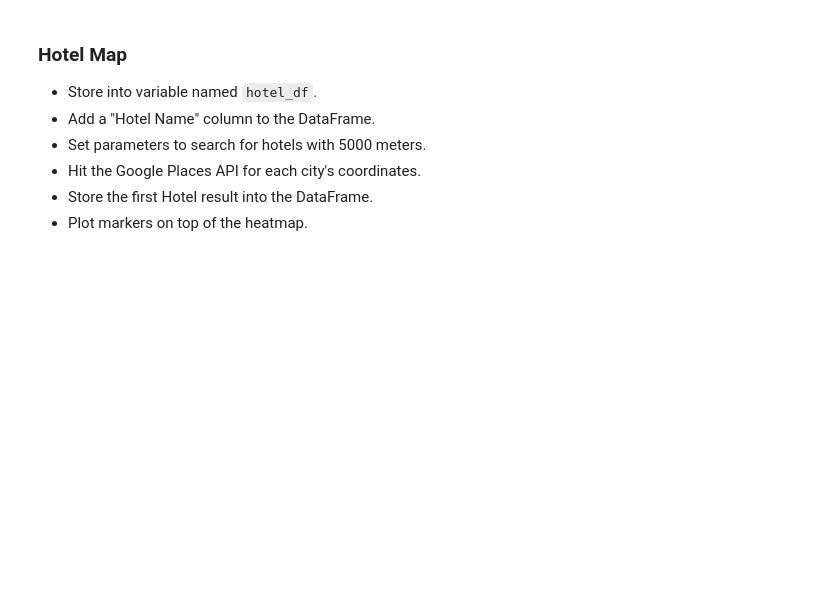
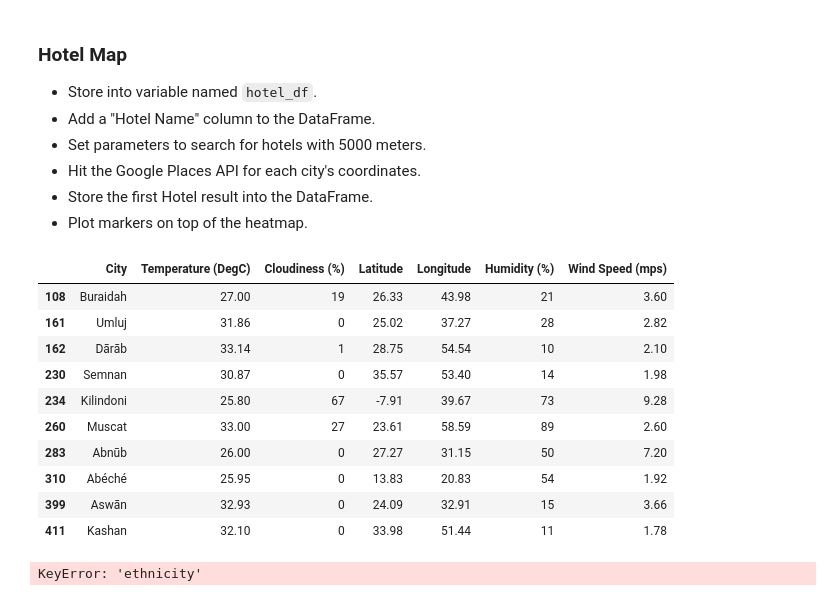
Before and after one commit to IrinaUX/python-api-challenge-2, a Jupyter notebook: VacationPy/VacationPy.ipynb, the cells around one changed output. Cells and saved outputs as stored; diff of their text form; code cells hidden in the pictures; blank space fills up the shorter version.

Commit message:
Create base and query urls for nearest restaurants.

```diff
--- a/VacationPy/VacationPy.ipynb
+++ b/VacationPy/VacationPy.ipynb
@@ -91,3 +115,42 @@ eur_df
 * Hit the Google Places API for each city's coordinates.
 * Store the first Hotel result into the DataFrame.
 * Plot markers on top of the heatmap.
+# %%
+# Store into variable named hotel_df
+hotel_df
+# %% [output]
+|  | City | Temperature (DegC) | Cloudiness (%) | Latitude | Longitude | Humidity (%) | Wind Speed (mps) |
+| 108 | Buraidah | 27.00 | 19 | 26.33 | 43.98 | 21 | 3.60 |
+| 161 | Umluj | 31.86 | 0 | 25.02 | 37.27 | 28 | 2.82 |
+| 162 | Dārāb | 33.14 | 1 | 28.75 | 54.54 | 10 | 2.10 |
+| 230 | Semnan | 30.87 | 0 | 35.57 | 53.40 | 14 | 1.98 |
+| 234 | Kilindoni | 25.80 | 67 | -7.91 | 39.67 | 73 | 9.28 |
+| 260 | Muscat | 33.00 | 27 | 23.61 | 58.59 | 89 | 2.60 |
+| 283 | Abnūb | 26.00 | 0 | 27.27 | 31.15 | 50 | 7.20 |
+| 310 | Abéché | 25.95 | 0 | 13.83 | 20.83 | 54 | 1.92 |
+| 399 | Aswān | 32.93 | 0 | 24.09 | 32.91 | 15 | 3.66 |
+| 411 | Kashan | 32.10 | 0 | 33.98 | 51.44 | 11 | 1.78 |
+# %%
+# Base url
+#base_url = "https://maps.google.com/maps/api/place/nearbysearch/json"
+base_url = "https://maps.googleapis.com/maps/api/place/nearbysearch/json"
+#query_url = f"{base_url}?location={locations}&radius=1500&type=restaurant
+key="AIzaSyD4YZ_hzz-16dSzXNCVuR0WLvakRmBtfsM"
+#bas2_url = "https://maps.googleapis.com/maps/api/place/findplacefromtext/json?input=locationbias=circle:2000@47.6918452,-122.2226413&key=AIzaSyD4YZ_hzz-16dSzXNCVuR0WLvakRmBtfsM"
+"https://maps.googleapis.com/maps/api/place/nearbysearch/json?location=-33.8670522,151.1957362&radius=1500&type=restaurant&keyword=cruise&key=AIzaSyD4YZ_hzz-16dSzXNCVuR0WLvakRmBtfsM"
+
+locations = hotel_df[['Latitude', 'Longitude']]
+param = {
+    'locations': locations,
+    'rankby': 'distance',
+    'type': 'hotel',
+    'key': g_key
+}
+
+for index, row in hotel_df.iterrows():
+    hotel_type = row['ethnicity']
+    parames['keyword'] = hotel_type
+    response = requests.get(base_url, param=params).json()
+    results = response['results']
+# %% [output]
+KeyError: 'ethnicity'
```
Also changed, not shown: parts of 8 cells of this notebook, 1 other file.
